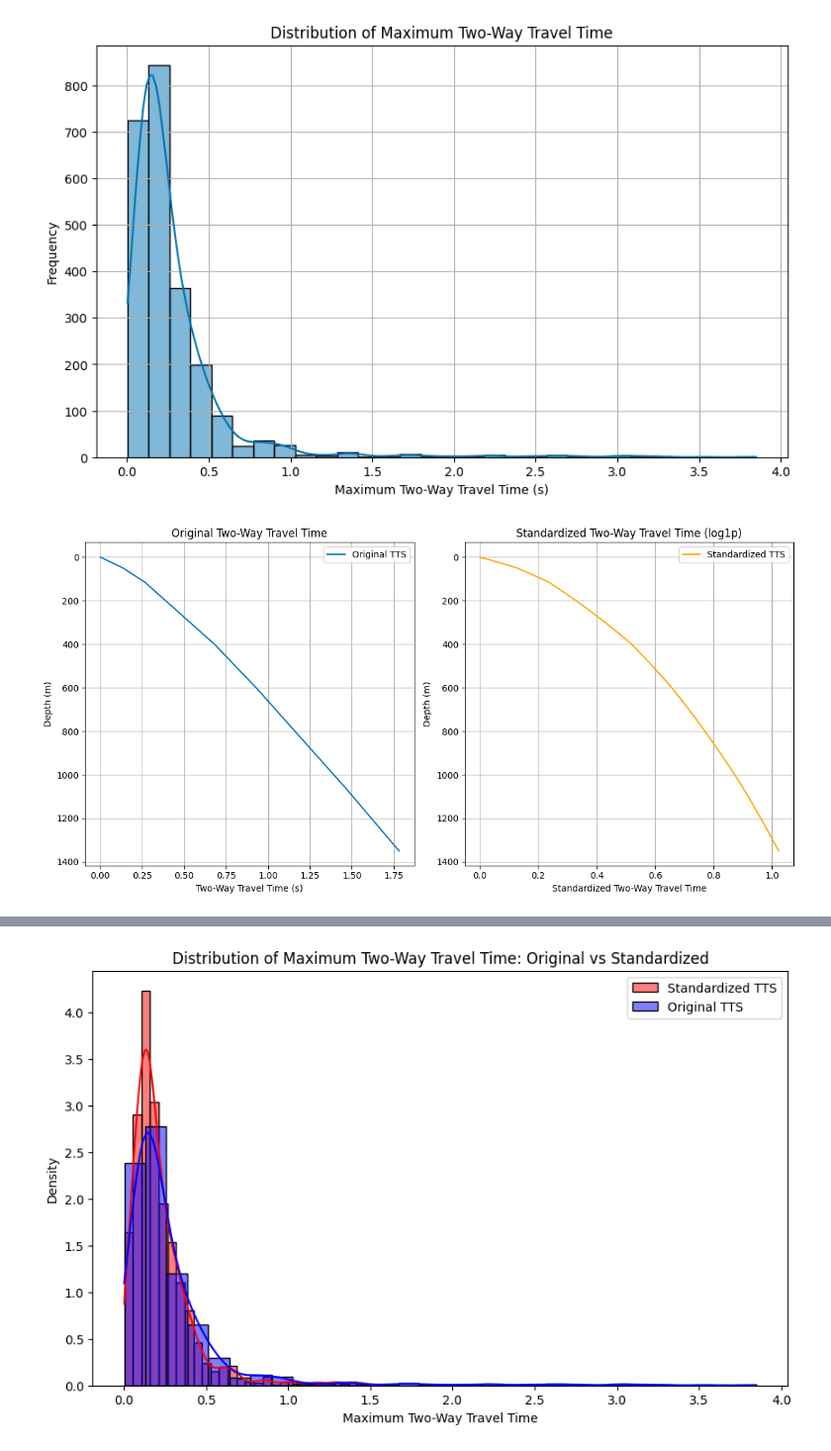
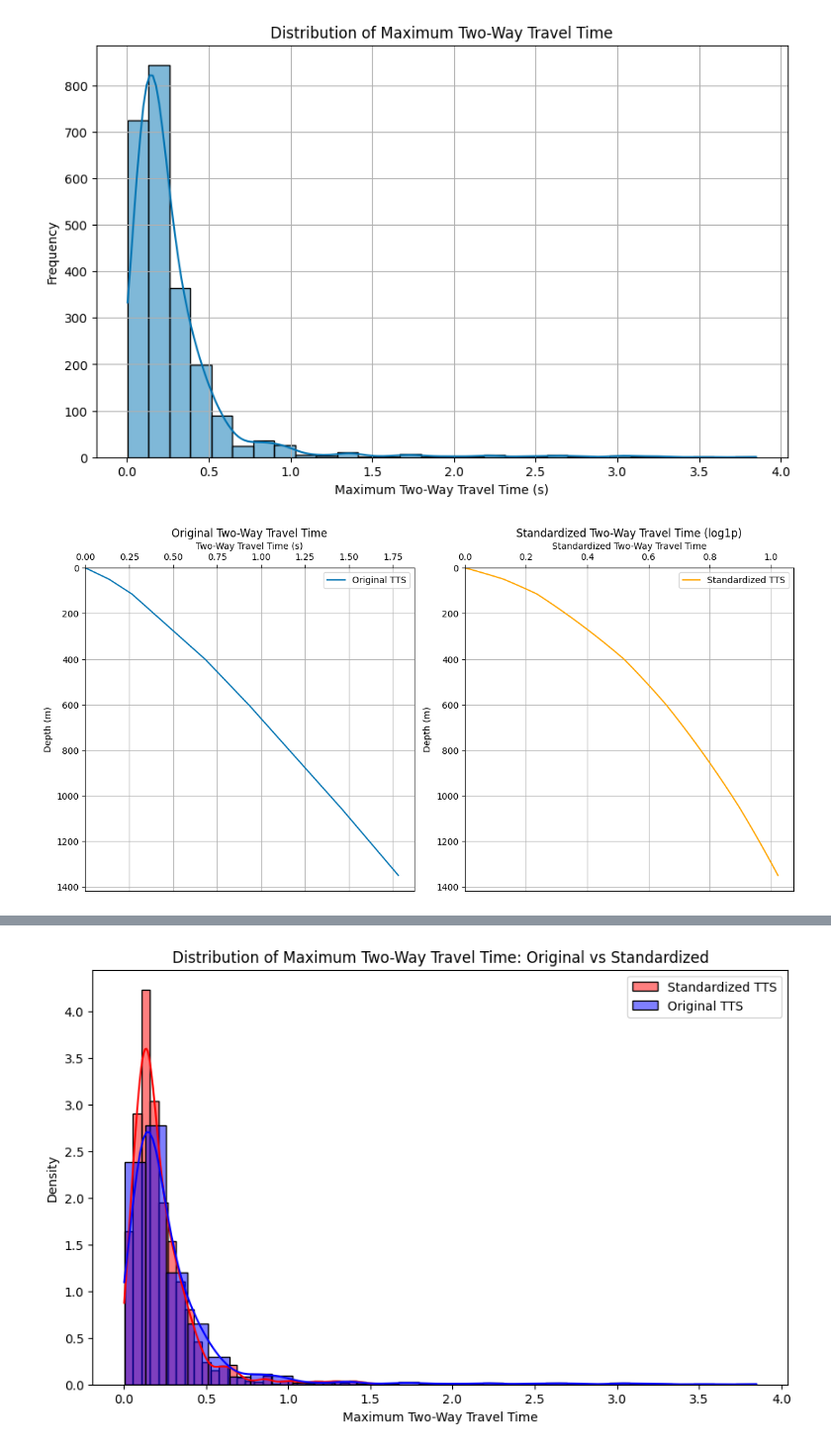
Before and after one commit to KurtSoncco/gen-ai-soil-profiles, a Jupyter notebook: notebooks/VSPDB/EDA.ipynb, the cells around one changed output, grey strips where cells are left out. Shown at 99% size. Saved outputs shown, nothing was run; the diff lists cells and outputs as text; code cells hidden in the pictures.

```diff
--- a/notebooks/VSPDB/EDA.ipynb
+++ b/notebooks/VSPDB/EDA.ipynb
@@ -13,8 +15,9 @@ sns.set_palette("colorblind")
 np.random.seed(42)
 # %%
 # Load the data
+project_root = Path.cwd().parent.parent
 file_path = project_root / "data" / "vspdb_vs_profiles.parquet"
 table = pq.read_table(file_path)
 df = table.to_pandas()
-logging.info(f"Data loaded with shape: {df.shape}")
+logger.info(f"Data loaded with shape: {df.shape}")
 # %% [output]
@@ -198,0 +202,17 @@ plt.show()
+# %%
+# Plot all the tts profiles in three subplots, one with normal units, then yscale log, then xscale log, and both log
+plt.figure(figsize=(10, 6))
+for profile in tts_profiles.values():
+    plt.plot(profile["tts"], profile["depth"], alpha=0.1, color="blue")
+
+plt.title("Two-Way Travel Time Profiles")
+plt.xlabel("Two-Way Travel Time (s)")
+plt.ylabel("Depth (m)")
+# Xlabel and ticks on top
+plt.gca().xaxis.set_label_position("top")
+plt.gca().xaxis.tick_top()
+plt.xlim(left=0)
+plt.ylim(bottom=0)
+plt.gca().invert_yaxis()
+plt.grid()
+plt.show()
@@ -213,37 +285,48 @@ plt.show()
 # %%
 # Understanding the standarization we are doing with log1p
 
 standardized_tts = {
-    metadata_id: {
-        "depth": profile["depth"],
-        "standardized_tts": np.log1p(profile["tts"]),
-    }
+    metadata_id: pd.DataFrame(
+        {
+            "depth": profile["depth"],
+            "vs_value": profile["vs_value"],
+            "tts": np.log1p(profile["tts"]),
+        }
+    )
     for metadata_id, profile in tts_profiles.items()
 }
 
 
 fig, ax = plt.subplots(1, 2, figsize=(12, 6))
 sns.lineplot(
     x=tts_profiles[1]["tts"], y=tts_profiles[1]["depth"], label="Original TTS", ax=ax[0]
 )
 sns.lineplot(
-    x=standardized_tts[1]["standardized_tts"],
+    x=standardized_tts[1]["tts"],
     y=standardized_tts[1]["depth"],
     label="Standardized TTS",
     color="orange",
     ax=ax[1],
 )
+
+# Set titles and labels
 ax[0].set_title("Original Two-Way Travel Time")
 ax[0].set_xlabel("Two-Way Travel Time (s)")
 ax[0].set_ylabel("Depth (m)")
-ax[0].invert_yaxis()
-ax[0].grid()
 ax[1].set_title("Standardized Two-Way Travel Time (log1p)")
 ax[1].set_xlabel("Standardized Two-Way Travel Time")
 ax[1].set_ylabel("Depth (m)")
-ax[1].invert_yaxis()
-ax[1].grid()
+
+# Consistent axis formatting and grid
+for a in ax:
+    a.set_xlim(left=0)
+    a.set_ylim(bottom=0)
+    a.xaxis.set_label_position("top")
+    a.xaxis.tick_top()
+    a.grid(True)
+    a.invert_yaxis()
+
 plt.tight_layout()
 plt.show()
 # %% [output]
-[figure, old version]
+[figure, new version]
```
Also changed, not shown: parts of 12 cells of this notebook.
